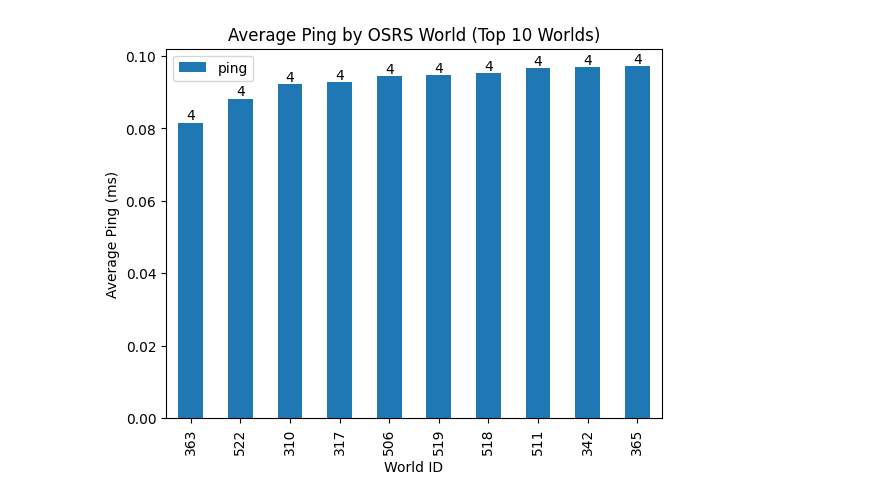
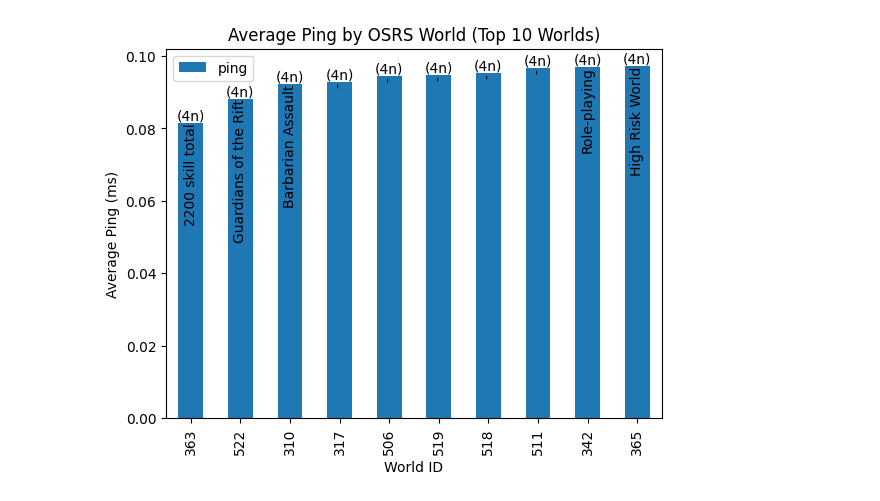
Before and after one commit to Tdarnell/osrs-world-ping, a Jupyter notebook: plot_data.ipynb, the cells around one changed output. Cells and saved outputs as stored; diff of their text form; code cells hidden in the pictures.

Commit message:
:sparkles: World activity added to plotting notebook

```diff
--- a/plot_data.ipynb
+++ b/plot_data.ipynb
@@ -1,27 +1,33 @@
 # %%
 import pandas as pd
 from utils import schema
 import sqlalchemy as sa
 import matplotlib.pyplot as plt
 
 # create the database
 engine = sa.create_engine("sqlite:///data/world_data.db")
 schema.Base.metadata.create_all(engine)
 # insert the data into the database
 with schema.get_session(engine=engine) as session:
     ping_data = session.query(schema.PingData).all()
     df = pd.DataFrame([x.to_dict() for x in ping_data])
     # plot the data for the lowest average ping for the top 10 worlds
     top10 = df.groupby("world_id").agg(count=("ping", "size"), ping=("ping", "mean")).sort_values("ping").head(10)
     # mean().sort_values("ping").head(10)
     ax = top10.plot(kind="bar", y="ping")
     # add labels with the number of data points for each world
     for i, v in enumerate(zip(top10["ping"], top10["count"])):
+        world_id = int(top10.index[i])
         # add a label at the top of each bar with the number of data points used to calculate the average
-        ax.text(i, v[0], f"{v[1]}", ha="center", va="bottom")
+        ax.text(i, v[0], f"({v[1]}n)", ha="center", va="bottom")
+        ping_data_obj = session.query(schema.PingData).filter(schema.PingData.world_id == world_id).first()
+        world = ping_data_obj.world
+        # also add the world activity inside the bar, this is taken from the relation from world_id
+        # rotate the text so it is easier to read
+        ax.text(i, v[0], f"{world.activity}", ha="center", va="top", rotation=90)
     plt.ylabel("Average Ping (ms)")
     plt.title(f"Average Ping by OSRS World (Top 10 Worlds)")
     plt.xlabel("World ID")
     plt.show()
 # %% [output]
-[figure, old version]
+[figure, new version]
```
Also changed, not shown: 2 other files.
